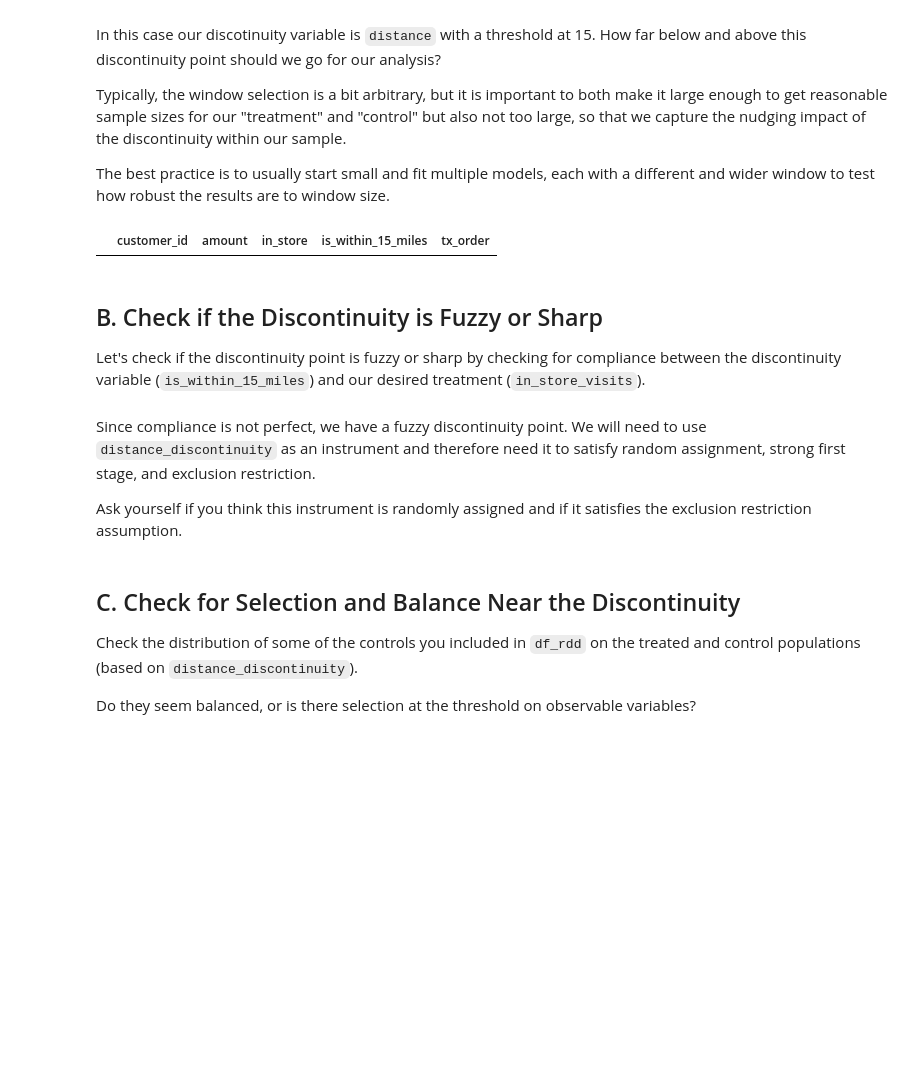
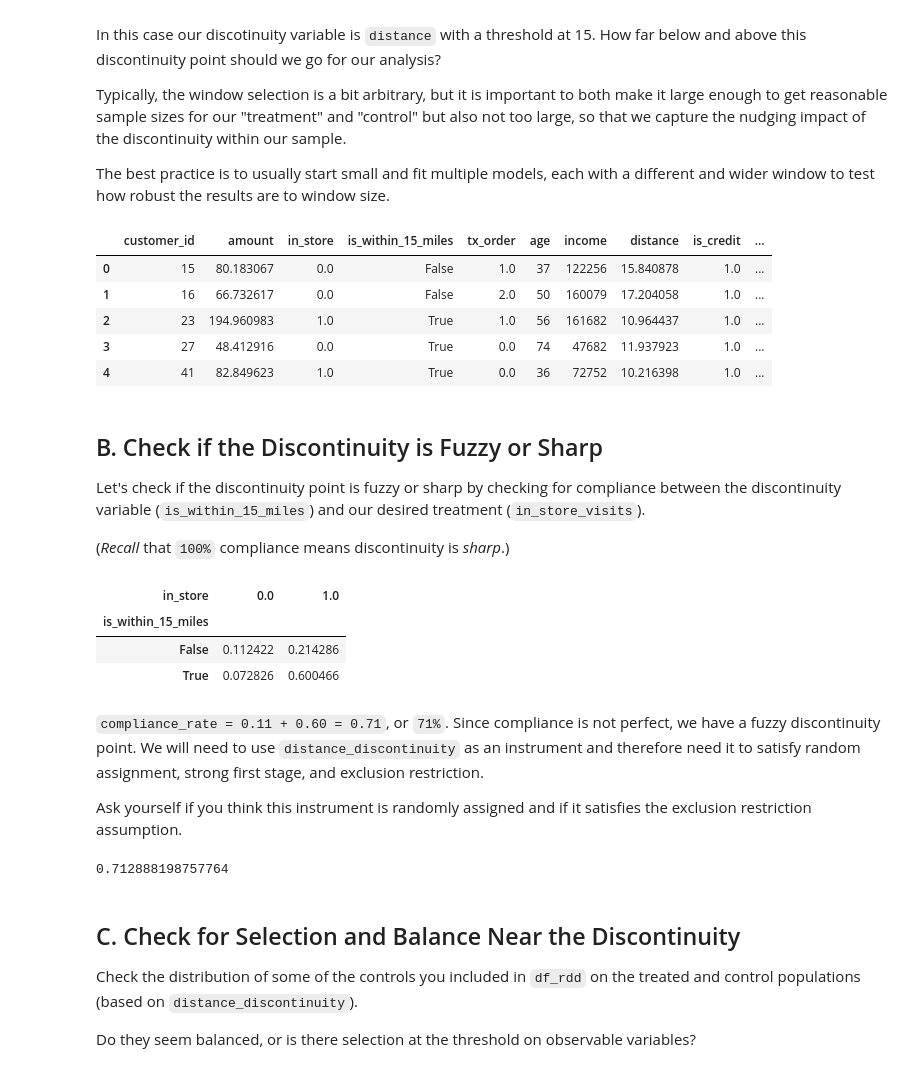
Before and after one commit to rctruta/Causal-Inference, a Jupyter notebook: Causal_Inference_for_DS_project2.ipynb, the cells around one changed output. Drawn from its saved outputs; the diff is of its cells as text; code cells hidden in the pictures; blank space fills up the shorter version.

```diff
--- a/Causal_Inference_for_DS_project2.ipynb
+++ b/Causal_Inference_for_DS_project2.ipynb
@@ -444,42 +443,81 @@ The best practice is to usually start small and fit multiple models, each with a
 # %%
 # time period covered by RDD
 discount_date = date_range[9].strftime('%Y-%m-%d')
 
 # TODO: pick a threshold_window above and below the discontinuity point to use
 threshold = 15
-threshold_window = 0 # Change to appropriate value
+threshold_window = 5 # Change to appropriate value
 
 df_rdd = df.copy()
 # Filter data to observations within specified window of discontinuity point
 df_rdd = df_rdd[(df_rdd['distance'] >= (threshold - threshold_window)) & (df_rdd['distance'] <= (threshold + threshold_window))]
 
 # Filter transactions to those occuring after the coupon launched
 df_rdd = df_rdd[df_rdd['tx_date'] >= discount_date]
 
 # Create variable for discontinuity and whether observation is above or below the threshold i.e. nudged for treatment or not
 df_rdd['is_within_15_miles'] = df_rdd['distance'] <= 15
 
 # Aggregate data to customer level to calculate Y, T, discontinuity variable, and various confounders
-df_rdd = df_rdd.groupby(['customer_id']).agg({
+df_rdd_during = df_rdd.groupby(['customer_id']).agg({
     'amount': 'sum', #Y: total amount spent by customer
     'in_store': 'max', #T: whether customer had in store purchase or not; you could also define the treatment as mean or sum of in store transactions
     'is_within_15_miles': 'first', #discontinuity point / threshold variable
     'tx_order': 'max', #total transactions confounder
     #add other confounders you think matter such as age, income, distance, etc.
+    'age': 'first',
+    'income': 'first',
+    'distance': 'first',
+    'is_credit': 'mean'
 }).reset_index()
 
 # At this point you could also add more elaborate control variables like prior spend, etc.
 
+df_rdd_prior = df[df['tx_date'] < discount_date]
+df_rdd_prior = df_rdd_prior.groupby(['customer_id']).agg({
+    'amount': 'sum', #Y: total amount spent by customer
+    'in_store': 'mean', #T: whether customer had in store purchase or not; you could also define the treatment as mean or sum of in store transactions
+}).reset_index().rename(columns={
+    'amount': 'prior_amount',
+    'in_store': 'prior_in_store'
+})
+
+df_rdd = pd.merge(df_rdd_during, df_rdd_prior, on='customer_id', how='left')
+# At this point you could also add more elaborate control variables like prior spend, etc.
+
+values = {'prior_amount': 0, 'prior_in_store': 0}
+
+df_rdd = df_rdd.fillna(value=values)
+
 df_rdd.head()
 # %% [output]
-|  | customer_id | amount | in_store | is_within_15_miles | tx_order |
+|  | customer_id | amount | in_store | is_within_15_miles | tx_order | age | income | distance | is_credit | ... |
+| 0 | 15 | 80.183067 | 0.0 | False | 1.0 | 37 | 122256 | 15.840878 | 1.0 | ... |
+| 1 | 16 | 66.732617 | 0.0 | False | 2.0 | 50 | 160079 | 17.204058 | 1.0 | ... |
+| 2 | 23 | 194.960983 | 1.0 | True | 1.0 | 56 | 161682 | 10.964437 | 1.0 | ... |
+| 3 | 27 | 48.412916 | 0.0 | True | 0.0 | 74 | 47682 | 11.937923 | 1.0 | ... |
+| 4 | 41 | 82.849623 | 1.0 | True | 0.0 | 36 | 72752 | 10.216398 | 1.0 | ... |
 # %% [markdown]
 ## B. Check if the Discontinuity is Fuzzy or Sharp
 
 Let's check if the discontinuity point is fuzzy or sharp by checking for compliance between the discontinuity variable (`is_within_15_miles`) and our desired treatment (`in_store_visits`).
+
+(_Recall_ that `100%` compliance means discontinuity is _sharp_.)
 # %%
 # TODO: check if discontinuity design is fuzzy or sharp (pd.crosstab may be useful)
+df_compliance = pd.crosstab(
+    index = df_rdd['is_within_15_miles'],
+    columns = df_rdd['in_store'],
+    normalize = 'all'
+)
+df_compliance
+# %% [output]
+| in_store | 0.0 | 1.0 |
+| is_within_15_miles |  |  |
+| False | 0.112422 | 0.214286 |
+| True | 0.072826 | 0.600466 |
 # %% [markdown]
+`compliance_rate = 0.11 + 0.60 = 0.71`, or `71%`.
 Since compliance is not perfect, we have a fuzzy discontinuity point. We will need to use `distance_discontinuity` as an instrument and therefore need it to satisfy random assignment, strong first stage, and exclusion restriction.
 
 Ask yourself if you think this instrument is randomly assigned and if it satisfies the exclusion restriction assumption.
@@ -486,3 +526,8 @@ Ask yourself if you think this instrument is randomly assigned and if it satisfi
+# %%
+compliance_rate = df_compliance.iloc[0][0] + df_compliance.iloc[1][1]
+compliance_rate
+# %% [output]
+0.712888198757764
 # %% [markdown]
 ## C. Check for Selection and Balance Near the Discontinuity
 
```
Also changed, not shown: parts of 24 cells of this notebook.
